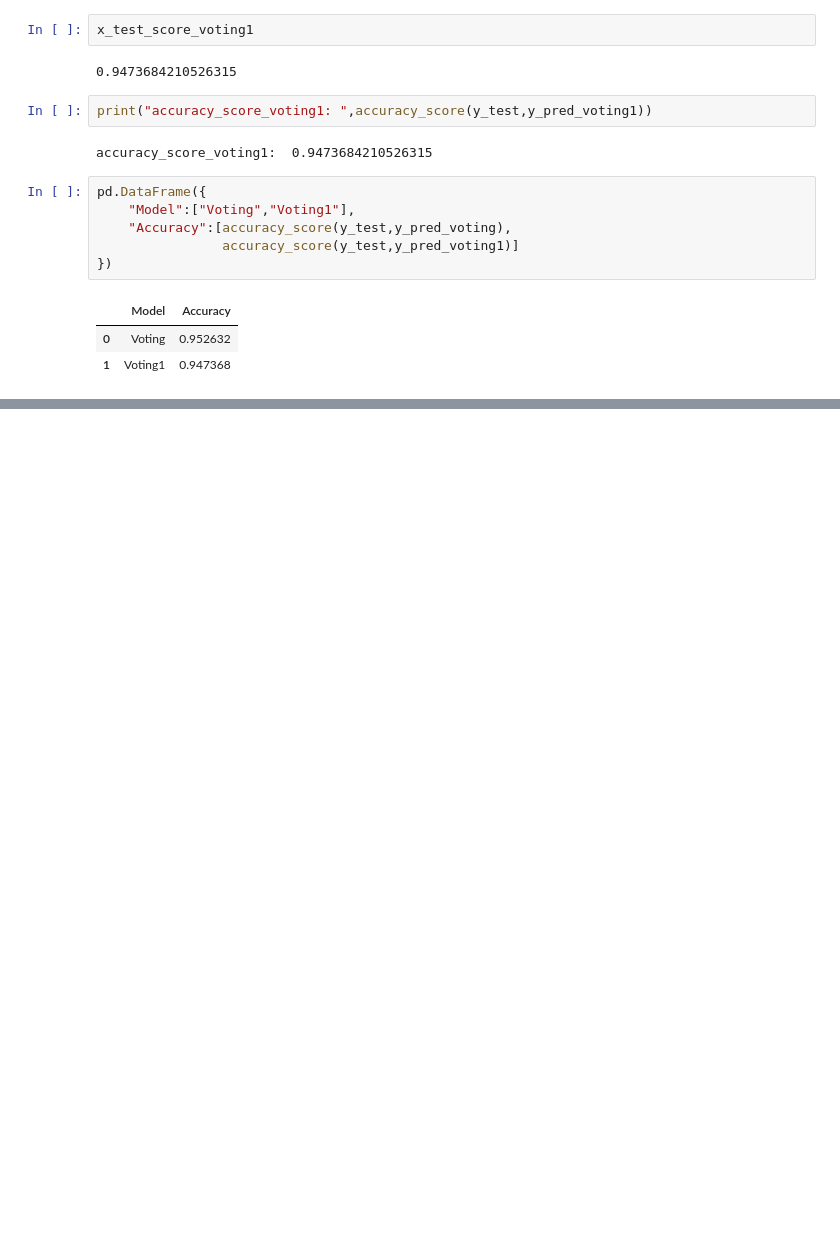
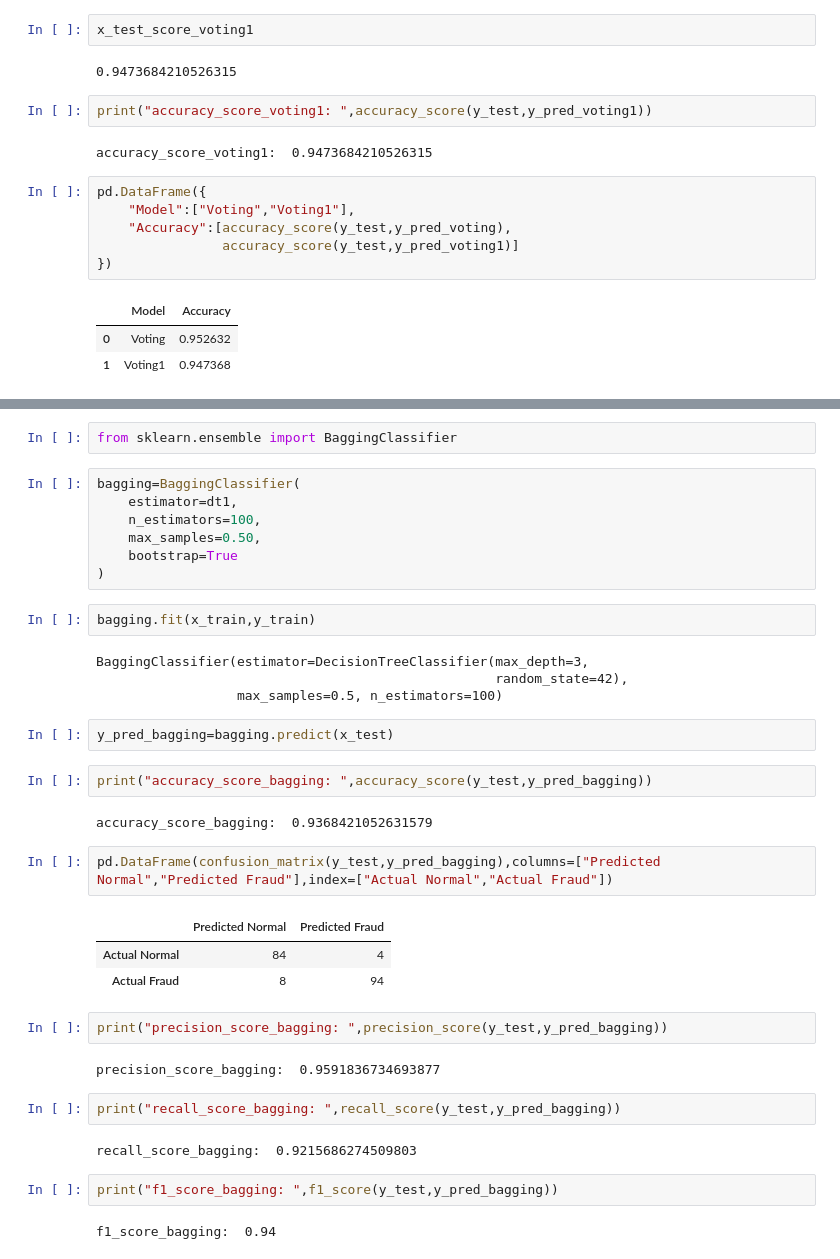
Before and after one commit to Rupesh-Mane/credit-card-fraud-detection, a Jupyter notebook: notebook/credit_card_fraud_detection.ipynb, the cells around one changed output, grey strips where cells are left out. Saved outputs shown, nothing was run; the diff lists cells and outputs as text; blank space fills up the shorter version.

```diff
--- a/notebook/credit_card_fraud_detection.ipynb
+++ b/notebook/credit_card_fraud_detection.ipynb
@@ -1286,0 +1289,39 @@ pd.DataFrame({
+# %%
+from sklearn.ensemble import BaggingClassifier
+# %%
+bagging=BaggingClassifier(
+    estimator=dt1,
+    n_estimators=100,
+    max_samples=0.50,
+    bootstrap=True
+)
+# %%
+bagging.fit(x_train,y_train)
+# %% [output]
+BaggingClassifier(estimator=DecisionTreeClassifier(max_depth=3,
+                                                   random_state=42),
+                  max_samples=0.5, n_estimators=100)
+# %%
+y_pred_bagging=bagging.predict(x_test)
+# %%
+print("accuracy_score_bagging: ",accuracy_score(y_test,y_pred_bagging))
+# %% [output]
+accuracy_score_bagging:  0.9368421052631579
+# %%
+pd.DataFrame(confusion_matrix(y_test,y_pred_bagging),columns=["Predicted Normal","Predicted Fraud"],index=["Actual Normal","Actual Fraud"])
+# %% [output]
+|  | Predicted Normal | Predicted Fraud |
+| Actual Normal | 84 | 4 |
+| Actual Fraud | 8 | 94 |
+# %%
+print("precision_score_bagging: ",precision_score(y_test,y_pred_bagging))
+# %% [output]
+precision_score_bagging:  0.9591836734693877
+# %%
+print("recall_score_bagging: ",recall_score(y_test,y_pred_bagging))
+# %% [output]
+recall_score_bagging:  0.9215686274509803
+# %%
+print("f1_score_bagging: ",f1_score(y_test,y_pred_bagging))
+# %% [output]
+f1_score_bagging:  0.94
```
Also changed, not shown: parts of 26 cells of this notebook.
